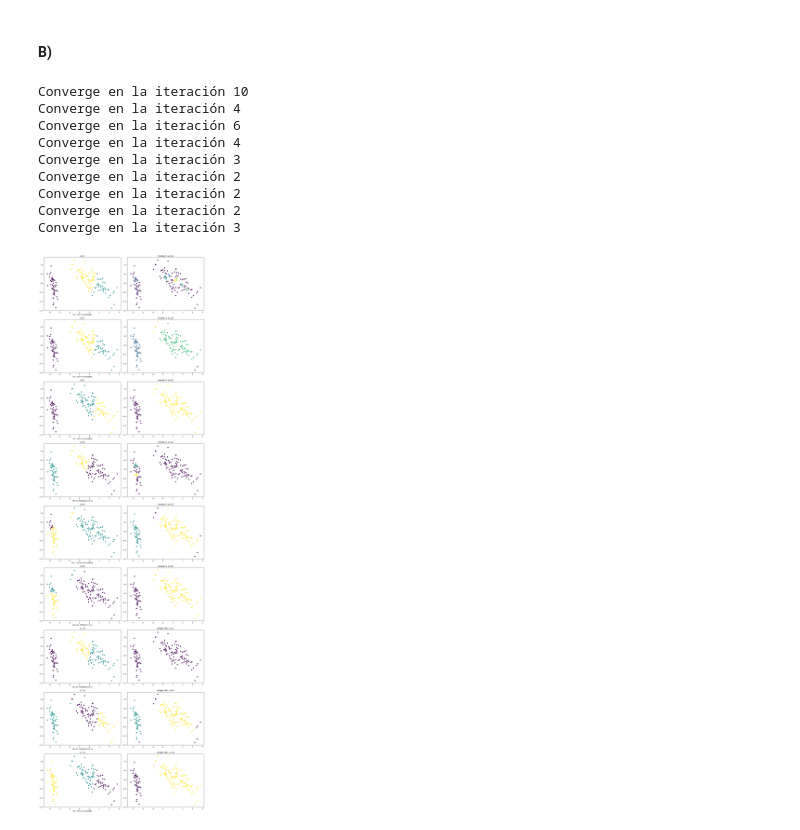
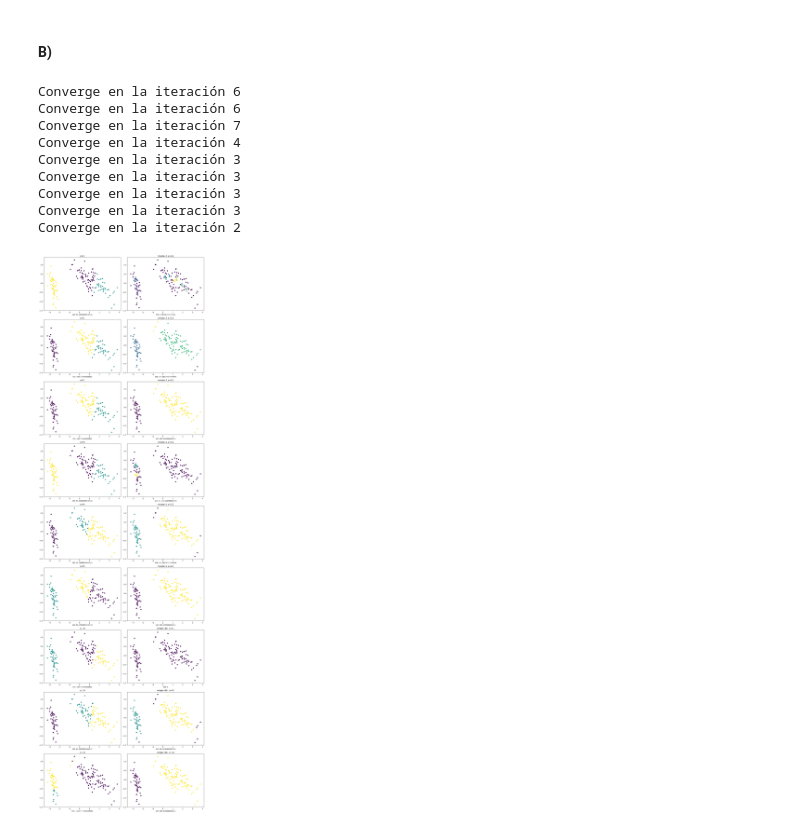
Before and after one commit to JuanDeutsch/DataSheets, a Jupyter notebook: Sheet4/bi2024-1-sheet4-JuanDeutsch-CesarGiraldo-JulianPulido.ipynb, the cells around one changed output. Saved outputs shown, nothing was run; the diff lists cells and outputs as text; code cells hidden in the pictures.

```diff
--- a/Sheet4/bi2024-1-sheet4-JuanDeutsch-CesarGiraldo-JulianPulido.ipynb
+++ b/Sheet4/bi2024-1-sheet4-JuanDeutsch-CesarGiraldo-JulianPulido.ipynb
@@ -356,6 +354,7 @@ def PCA(D, red):
 # %%
 data, variance, varTot = PCA(idf2, 2)
 # %%
+
 minpts_values = [2, 5, 10]
 epsilon_values = [0.1, 0.5, 1.0]
 clustersForK = 3
@@ -365,43 +364,55 @@ dimensions = 9
 contador = 0
 fig, axes = plt.subplots(9, 2, figsize=(15, 50))
 
+
 def calculate_sse(data, clusters, centroids):
     sse = 0
     for i in range(len(data)):
         cluster_index = clusters[i].astype(int)
         centroid = centroids[cluster_index]
         sse += np.sum((data[i] - centroid) ** 2)
+    return sse
+
+def calculate_sse_dbscan(data, labels):
+    sse = 0
+    for label in np.unique(labels):
+        if label == -1:
+            continue
+        cluster_points = data[labels == label]
+        centroid = np.mean(cluster_points, axis=0)
+        sse += np.sum((cluster_points - centroid) ** 2)
     return sse
 
 for k, epsilon in enumerate(epsilon_values):
     for i in range(3):
         cu, mu = kMeans(data, clustersForK, epsilon, None)
         sse = calculate_sse(data, cu, mu)
         axes[contador, 0].scatter(data[:, 0], data[:, 1], c=cu)
         axes[contador, 0].set_title(f"ε={epsilon}")
         axes[contador, 0].set_xlabel(f"SSE: {sse}")
         contador += 1
 
 contador = 0
 for i, minpts in enumerate(minpts_values):
     for j, epsilon in enumerate(epsilon_values):
         A = DBSCAN(data, epsilon=epsilon, minpts=minpts)
         labels = A
-
+        sse = calculate_sse_dbscan(data, labels)  # Calcula el SSE para DBSCAN
         axes[contador, 1].scatter(data[:, 0], data[:, 1], c=labels, cmap='viridis')
         axes[contador, 1].set_title(f"minpts={minpts}, ε={epsilon}")
+        axes[contador, 1].set_xlabel(f"SSE: {sse}")  # Muestra el SSE en el título del subplot
         contador += 1
 
 plt.tight_layout()
 plt.show()
 # %% [output]
-Converge en la iteración 10
-Converge en la iteración 4
 Converge en la iteración 6
+Converge en la iteración 6
+Converge en la iteración 7
 Converge en la iteración 4
 Converge en la iteración 3
+Converge en la iteración 3
+Converge en la iteración 3
+Converge en la iteración 3
 Converge en la iteración 2
-Converge en la iteración 2
-Converge en la iteración 2
-Converge en la iteración 3
-[figure, old version]
+[figure, new version]
```
Also changed, not shown: parts of 4 cells of this notebook.
